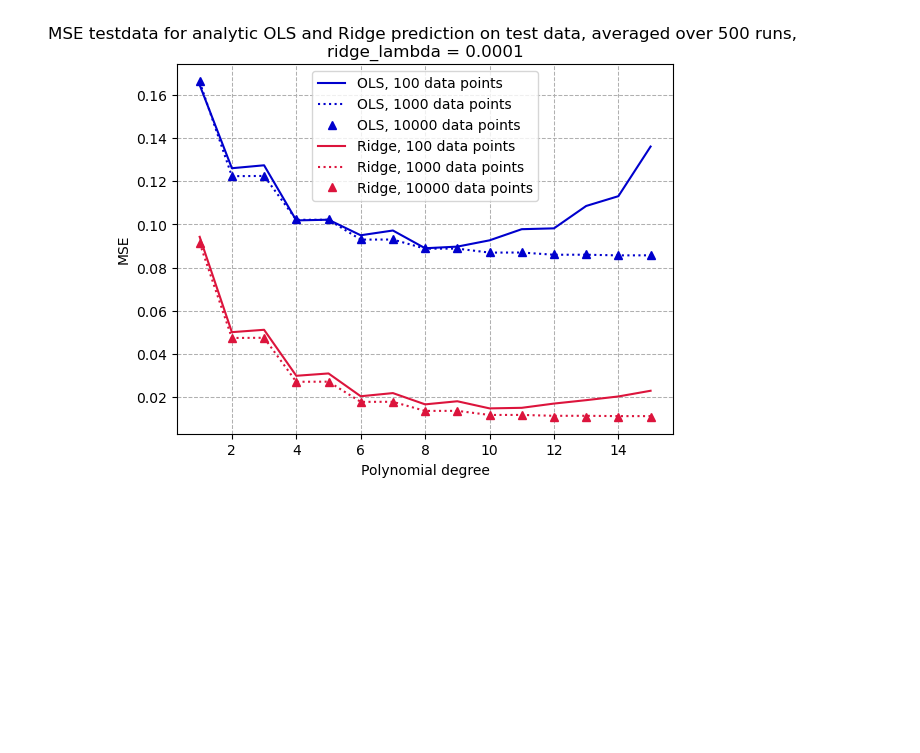
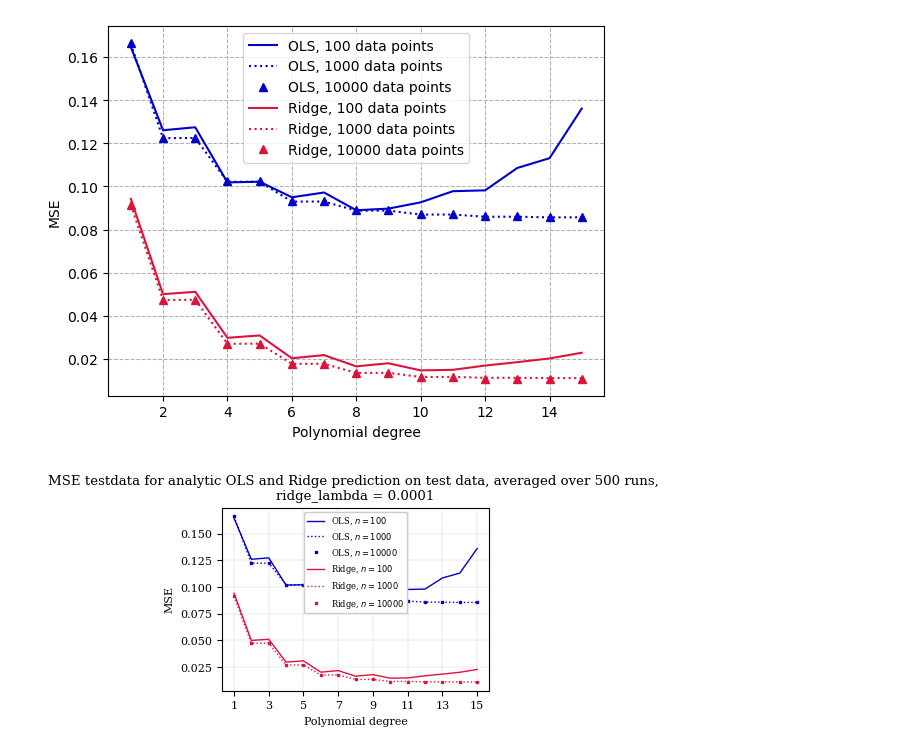
Before and after one commit to Waerstad/4155-Project-1, a Jupyter notebook: Code/Ready_code/poly_MSE_and_R2_OLS_Ridge_100_1000_10000_500runs.ipynb, the cells around one changed output. Saved outputs shown, nothing was run; the diff lists cells and outputs as text; code cells hidden in the pictures; blank space fills up the shorter version.

```diff
--- a/Code/Ready_code/poly_MSE_and_R2_OLS_Ridge_100_1000_10000_500runs.ipynb
+++ b/Code/Ready_code/poly_MSE_and_R2_OLS_Ridge_100_1000_10000_500runs.ipynb
@@ -157,12 +157,46 @@ plt.plot(poly_degrees, mean_MSE_datasize_poly_Ridge[1,:], ":", color="crimson",
 plt.plot(poly_degrees, mean_MSE_datasize_poly_Ridge[2,:], "^", color="crimson", label=f"Ridge, {data_sizes[2]} data points")
 plt.xlabel("Polynomial degree")
 plt.ylabel("MSE")
-plt.title(f"MSE testdata for analytic OLS and Ridge prediction on test data, averaged over {runs} runs, \n"
-          f"ridge_lambda = {ridge_lambda}")
+#plt.title(f"MSE testdata for analytic OLS and Ridge prediction on test data, averaged over {runs} runs, \n"
+#          f"ridge_lambda = {ridge_lambda}")
 plt.legend()
 plt.grid(True, which="both", linestyle="--", linewidth=0.75)
 plt.show()
 plt.close()
 # %% [output]
-[figure, old version]
+[figure, new version]
+# %%
+# To make plots fit nicely with two column revtex4 latex report
+
+import matplotlib
+from matplotlib.ticker import MultipleLocator
+
+MM_TO_INCH = 1/25.4
+
+matplotlib.rc("text", usetex=False)
+plt.rc('lines', linewidth=1.0)
+plt.rc("figure", autolayout=True)
+plt.rc("legend", fontsize=6)
+plt.rc("font", family="serif", size=8)
+plt.figure(figsize=(86.78*MM_TO_INCH, 70*MM_TO_INCH))
+plt.ticklabel_format(axis = "y", style="sci")
+plt.gca().xaxis.set_major_locator(MultipleLocator(base=2, offset=-1))   # Configure the markers on the x axis
+plt.grid(True, which="both", linestyle="--", linewidth=0.25)
+
+plt.plot(poly_degrees, mean_MSE_datasize_poly_OLS[0,:], "-", color="mediumblue", label=f"OLS, $n = {data_sizes[0]}$")
+plt.plot(poly_degrees, mean_MSE_datasize_poly_OLS[1,:], ":", color="mediumblue", label=f"OLS, $n = {data_sizes[1]}$")
+plt.plot(poly_degrees, mean_MSE_datasize_poly_OLS[2,:], "s", markersize="2", color="mediumblue", label=f"OLS, $n = {data_sizes[2]}$")
+plt.plot(poly_degrees, mean_MSE_datasize_poly_Ridge[0,:], "-", color="crimson", label=f"Ridge, $n = {data_sizes[0]}$")
+plt.plot(poly_degrees, mean_MSE_datasize_poly_Ridge[1,:], ":", color="crimson", label=f"Ridge, $n = {data_sizes[1]}$")
+plt.plot(poly_degrees, mean_MSE_datasize_poly_Ridge[2,:], "s", markersize="2", color="crimson", label=f"Ridge, $n = {data_sizes[2]}$")
+plt.xlabel("Polynomial degree")
+plt.ylabel("MSE")
+plt.title(f"MSE testdata for analytic OLS and Ridge prediction on test data, averaged over {runs} runs, \n"
+          f"ridge_lambda = {ridge_lambda}")
+plt.legend().get_frame().set_alpha(1.0) # Add solid background (non see thru) to legend box
+#plt.savefig("MSE_OLS_Ridge_datasets.pdf", bbox_inches="tight")
+plt.show()
+plt.close()
+# %% [output]
+[figure, added]
 # %%
```
Also changed, not shown: parts of 1 cell of this notebook, 2 other files.
